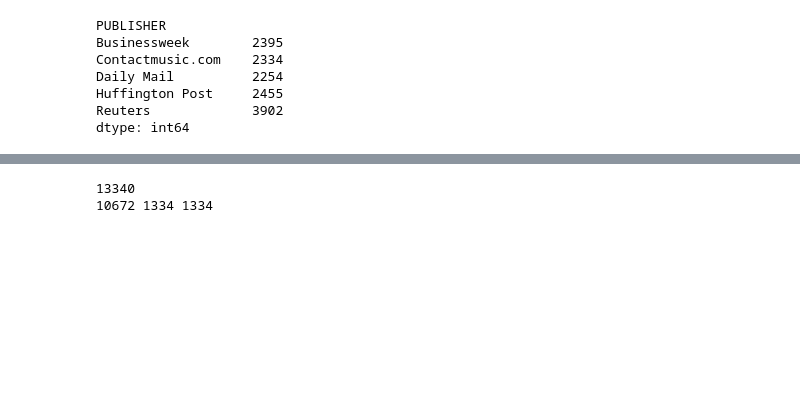
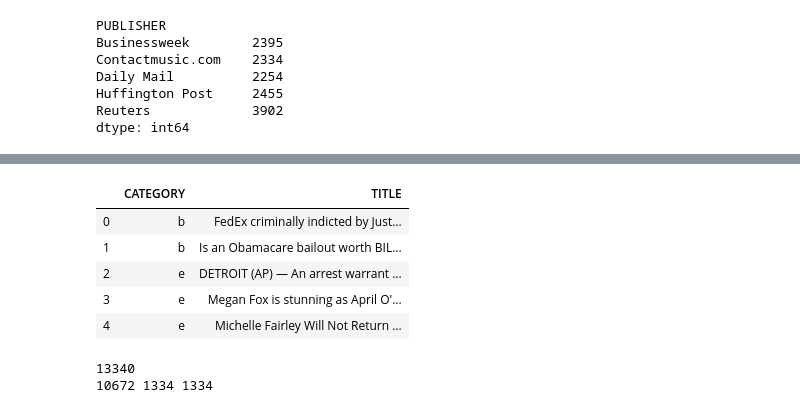
Before and after one commit to y14a-chikuwa/nlp_100_knocks, a Jupyter notebook: src/Ch06.ipynb, the cells around one changed output, grey strips where cells are left out. Saved outputs shown, nothing was run; the diff lists cells and outputs as text; code cells hidden in the pictures; blank space fills up the shorter version.

```diff
--- a/src/Ch06.ipynb
+++ b/src/Ch06.ipynb
@@ -114,3 +116,12 @@ data.loc[:,['CATEGORY', 'TITLE']]
+# %%
+data.head()
+# %% [output]
+|  | CATEGORY | TITLE |
+| 0 | b | FedEx criminally indicted by Just... |
+| 1 | b | Is an Obamacare bailout worth BIL... |
+| 2 | e | DETROIT (AP) — An arrest warrant ... |
+| 3 | e | Megan Fox is stunning as April O'... |
+| 4 | e | Michelle Fairley Will Not Return ... |
 # %%
 train_data, other_data = train_test_split(data, train_size=0.8)
 # %%
```
Also changed, not shown: parts of 31 cells of this notebook, 3 other files.
